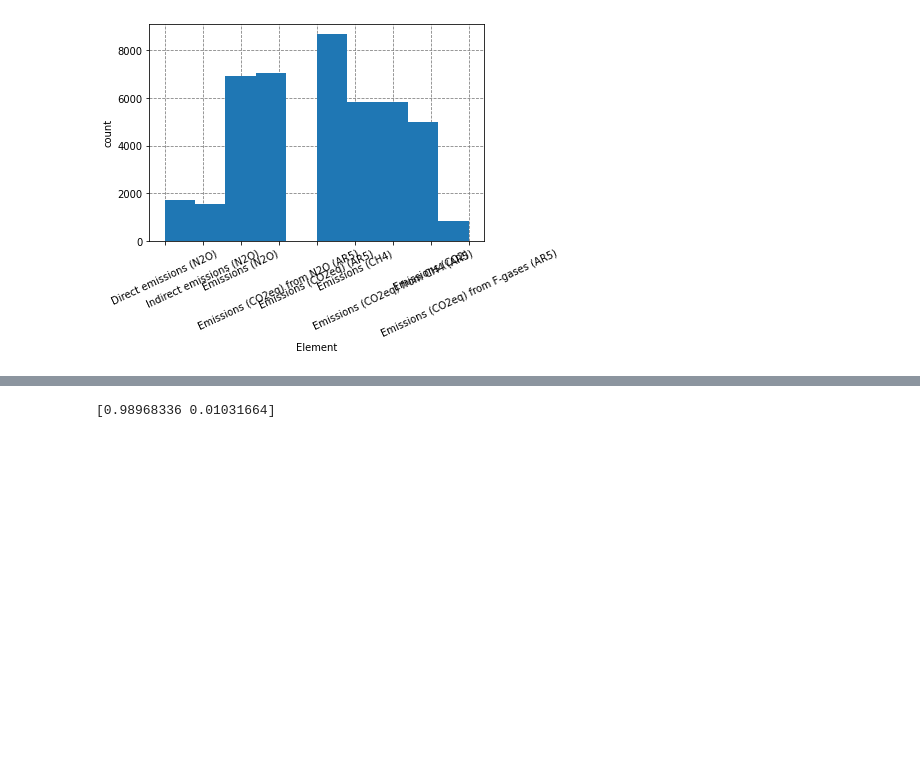
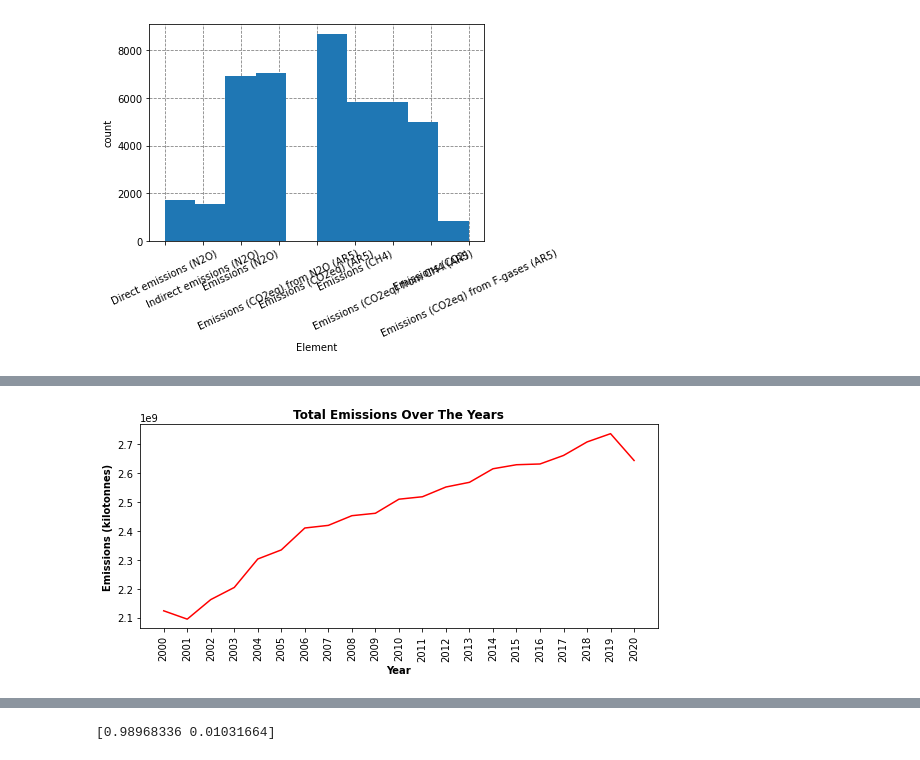
Before and after one commit to ashleyrabanales/rabanales_ML, a Jupyter notebook: Homework/midterm.ipynb, the cells around one changed output, grey strips where cells are left out. Cells and saved outputs as stored; diff of their text form; code cells hidden in the pictures; blank space fills up the shorter version.

```diff
--- a/Homework/midterm.ipynb
+++ b/Homework/midterm.ipynb
@@ -134,0 +188,15 @@ df.plot.scatter(x='Element', y='2018', color='C4', legend=False)
+# %%
+df_agg = df2[['Year','Emissions_kt']].groupby(by=['Year']).sum().reset_index()
+
+plt.figure(figsize=(8,4))
+
+ax = sns.lineplot(data=df_agg, x='Year', y='Emissions_kt', color='red')
+ax.set_ylabel('Emissions (kilotonnes)', weight='bold')
+ax.set_xlabel('Year', weight='bold')
+ax.set_title('Total Emissions Over The Years', weight='bold')
+
+plt.xticks(rotation=90)
+plt.tight_layout()
+plt.show()
+# %% [output]
+[figure, added]
```
Also changed, not shown: parts of 11 cells of this notebook, 1 other file.
